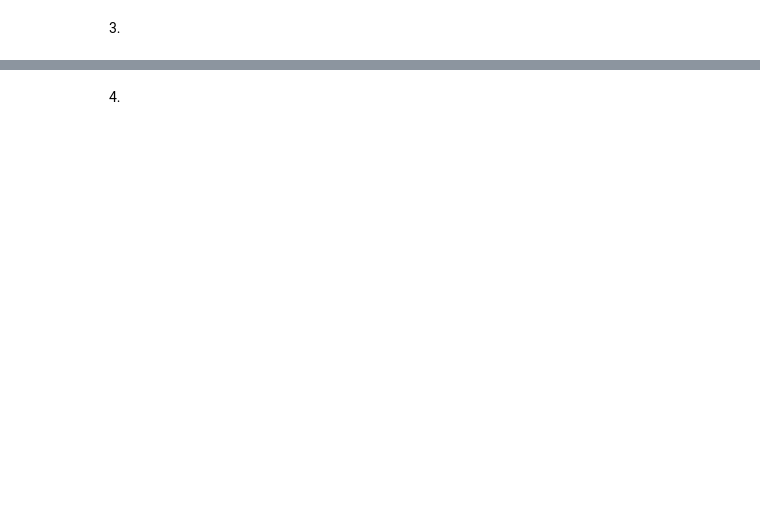
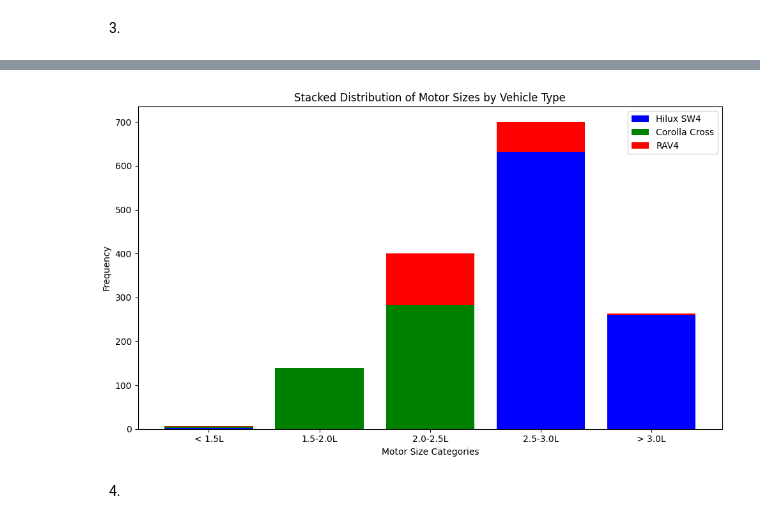
Before and after one commit to toiaalynch/machineLearningTP1, a Jupyter notebook: notebook/Entrega.ipynb, the cells around one changed output, grey strips where cells are left out. Saved outputs shown, nothing was run; the diff lists cells and outputs as text; code cells hidden in the pictures; blank space fills up the shorter version.

```diff
--- a/notebook/Entrega.ipynb
+++ b/notebook/Entrega.ipynb
@@ -158,2 +129,54 @@ plt.show()
+# %%
+import matplotlib.pyplot as plt
+import numpy as np
+
+def stacked_bar_motor_distribution(data):
+    # Assuming columns:
+    # - Motor (column 13)
+    # - Vehicle Type (one-hot encoded in columns 1:4)
+
+    # Extract columns
+    motor_col = data[:, 13].astype(float)  # Motor column
+    vehicle_type_cols = data[:, 1:4]       # One-hot encoded vehicle types (Hilux SW4, Corolla Cross, RAV4)
+
+    # Separate data by vehicle type
+    hilux_mask = vehicle_type_cols[:, 0] == 1  # Hilux SW4
+    corolla_mask = vehicle_type_cols[:, 1] == 1  # Corolla Cross
+    rav4_mask = vehicle_type_cols[:, 2] == 1  # RAV4
+
+    # Define bins for motor sizes
+    motor_bins = [0, 1.5, 2.0, 2.5, 3.0, np.inf]  # Bins to include everything larger than 3.0L
+    motor_labels = ['< 1.5L', '1.5-2.0L', '2.0-2.5L', '2.5-3.0L', '> 3.0L']
+
+    # Bin the motor values
+    motor_binned_hilux = np.digitize(motor_col[hilux_mask], motor_bins) - 1
+    motor_binned_corolla = np.digitize(motor_col[corolla_mask], motor_bins) - 1
+    motor_binned_rav4 = np.digitize(motor_col[rav4_mask], motor_bins) - 1
+
+    # Count occurrences in each bin
+    hilux_counts = np.bincount(motor_binned_hilux, minlength=len(motor_labels))
+    corolla_counts = np.bincount(motor_binned_corolla, minlength=len(motor_labels))
+    rav4_counts = np.bincount(motor_binned_rav4, minlength=len(motor_labels))
+
+    # Stacked bar chart
+    plt.figure(figsize=(10, 6))
+
+    # Plot stacked bars
+    plt.bar(motor_labels, hilux_counts, label='Hilux SW4', color='blue')
+    plt.bar(motor_labels, corolla_counts, bottom=hilux_counts, label='Corolla Cross', color='green')
+    plt.bar(motor_labels, rav4_counts, bottom=hilux_counts + corolla_counts, label='RAV4', color='red')
+
+    # Add labels and legend
+    plt.xlabel('Motor Size Categories')
+    plt.ylabel('Frequency')
+    plt.title('Stacked Distribution of Motor Sizes by Vehicle Type')
+    plt.legend()
+    plt.tight_layout()
+    plt.show()
+
+# Call the function with your preprocessed data
+stacked_bar_motor_distribution(data)
+# %% [output]
+[figure, added]
 # %% [markdown]
 4.
```
Also changed, not shown: parts of 21 cells of this notebook, 3 other files.
